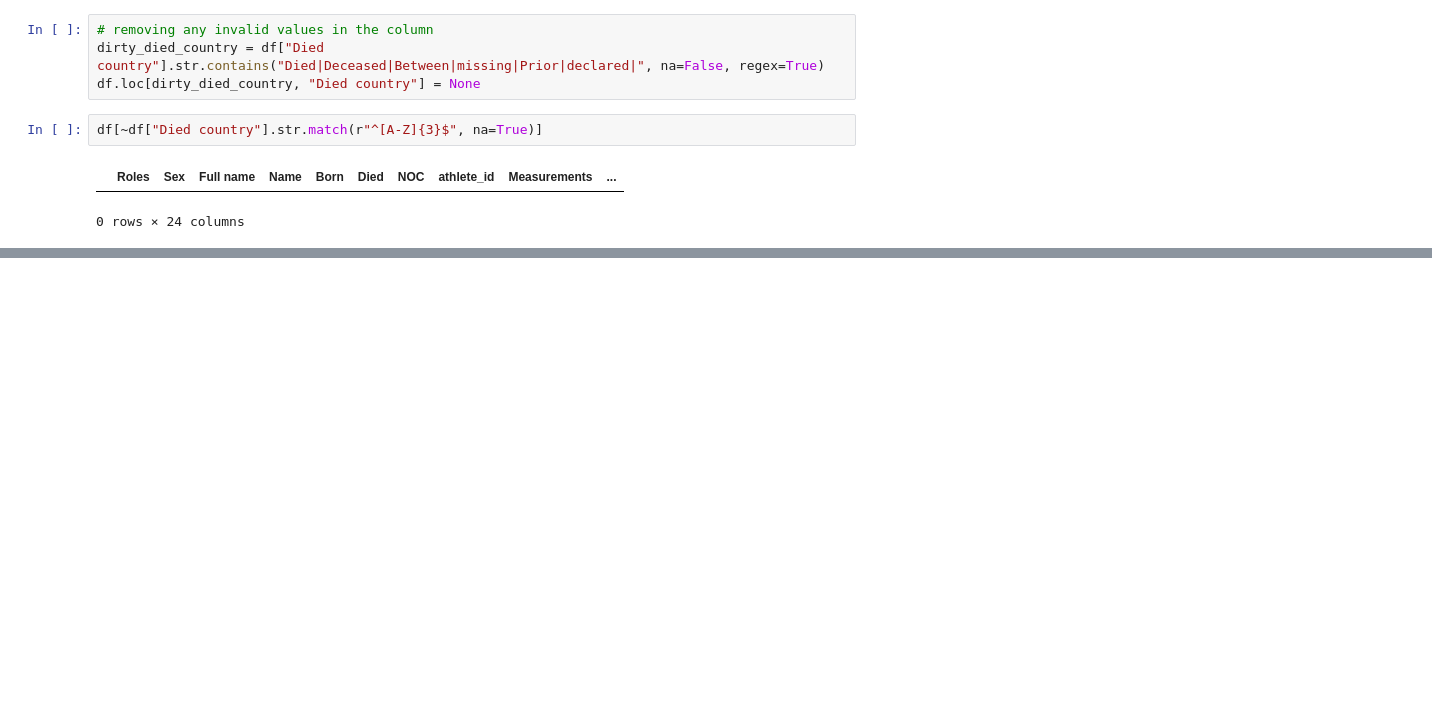
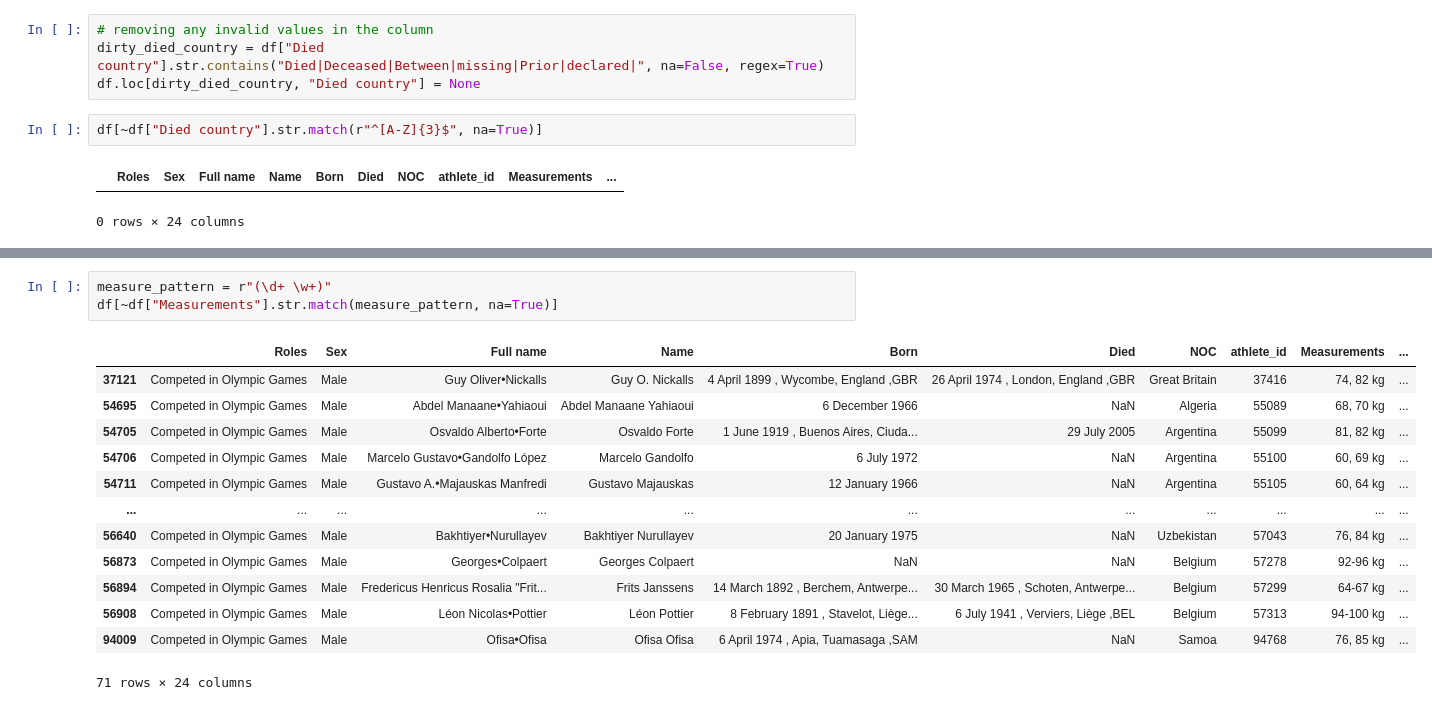
Before and after one commit to sherif-gamal111/Cleaning-Olympic-Athletes-Dataset, a Jupyter notebook: olympic.ipynb, the cells around one changed output, grey strips where cells are left out. Drawn from its saved outputs; the diff is of its cells as text; blank space fills up the shorter version.

```diff
--- a/olympic.ipynb
+++ b/olympic.ipynb
@@ -536,0 +584,17 @@ df[~df["Died country"].str.match(r"^[A-Z]{3}$", na=True)]
+# %%
+measure_pattern = r"(\d+ \w+)"
+df[~df["Measurements"].str.match(measure_pattern, na=True)]
+# %% [output]
+|  | Roles | Sex | Full name | Name | Born | Died | NOC | athlete_id | Measurements | ... |
+| 37121 | Competed in Olympic Games | Male | Guy Oliver•Nickalls | Guy O. Nickalls | 4 April 1899 , Wycombe, England ,GBR | 26 April 1974 , London, England ,GBR | Great Britain | 37416 | 74, 82 kg | ... |
+| 54695 | Competed in Olympic Games | Male | Abdel Manaane•Yahiaoui | Abdel Manaane Yahiaoui | 6 December 1966 | NaN | Algeria | 55089 | 68, 70 kg | ... |
+| 54705 | Competed in Olympic Games | Male | Osvaldo Alberto•Forte | Osvaldo Forte | 1 June 1919 , Buenos Aires, Ciuda... | 29 July 2005 | Argentina | 55099 | 81, 82 kg | ... |
+| 54706 | Competed in Olympic Games | Male | Marcelo Gustavo•Gandolfo López | Marcelo Gandolfo | 6 July 1972 | NaN | Argentina | 55100 | 60, 69 kg | ... |
+| 54711 | Competed in Olympic Games | Male | Gustavo A.•Majauskas Manfredi | Gustavo Majauskas | 12 January 1966 | NaN | Argentina | 55105 | 60, 64 kg | ... |
+| ... | ... | ... | ... | ... | ... | ... | ... | ... | ... | ... |
+| 56640 | Competed in Olympic Games | Male | Bakhtiyer•Nurullayev | Bakhtiyer Nurullayev | 20 January 1975 | NaN | Uzbekistan | 57043 | 76, 84 kg | ... |
+| 56873 | Competed in Olympic Games | Male | Georges•Colpaert | Georges Colpaert | NaN | NaN | Belgium | 57278 | 92-96 kg | ... |
+| 56894 | Competed in Olympic Games | Male | Fredericus Henricus Rosalia "Frit... | Frits Janssens | 14 March 1892 , Berchem, Antwerpe... | 30 March 1965 , Schoten, Antwerpe... | Belgium | 57299 | 64-67 kg | ... |
+| 56908 | Competed in Olympic Games | Male | Léon Nicolas•Pottier | Léon Pottier | 8 February 1891 , Stavelot, Liège... | 6 July 1941 , Verviers, Liège ,BEL | Belgium | 57313 | 94-100 kg | ... |
+| 94009 | Competed in Olympic Games | Male | Ofisa•Ofisa | Ofisa Ofisa | 6 April 1974 , Apia, Tuamasaga ,SAM | NaN | Samoa | 94768 | 76, 85 kg | ... |
+71 rows × 24 columns
```
Also changed, not shown: parts of 25 cells of this notebook.
